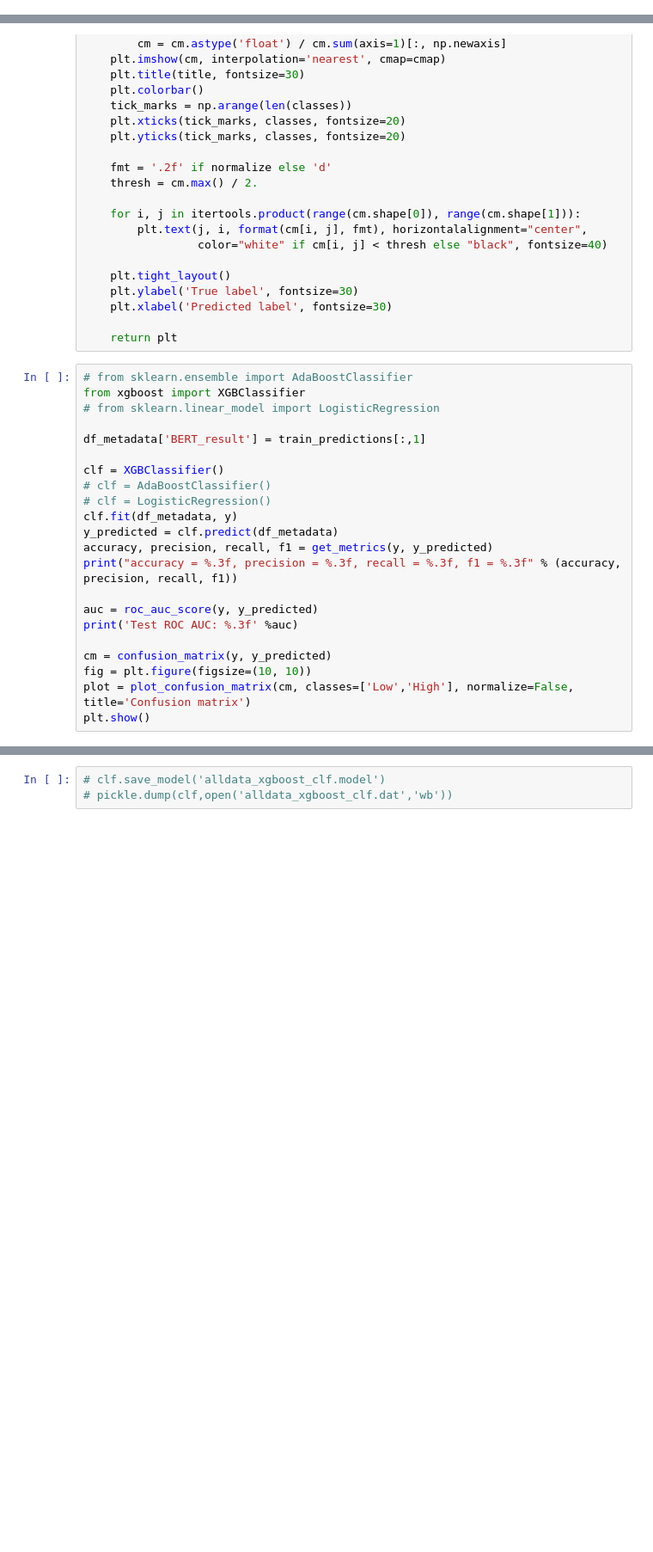
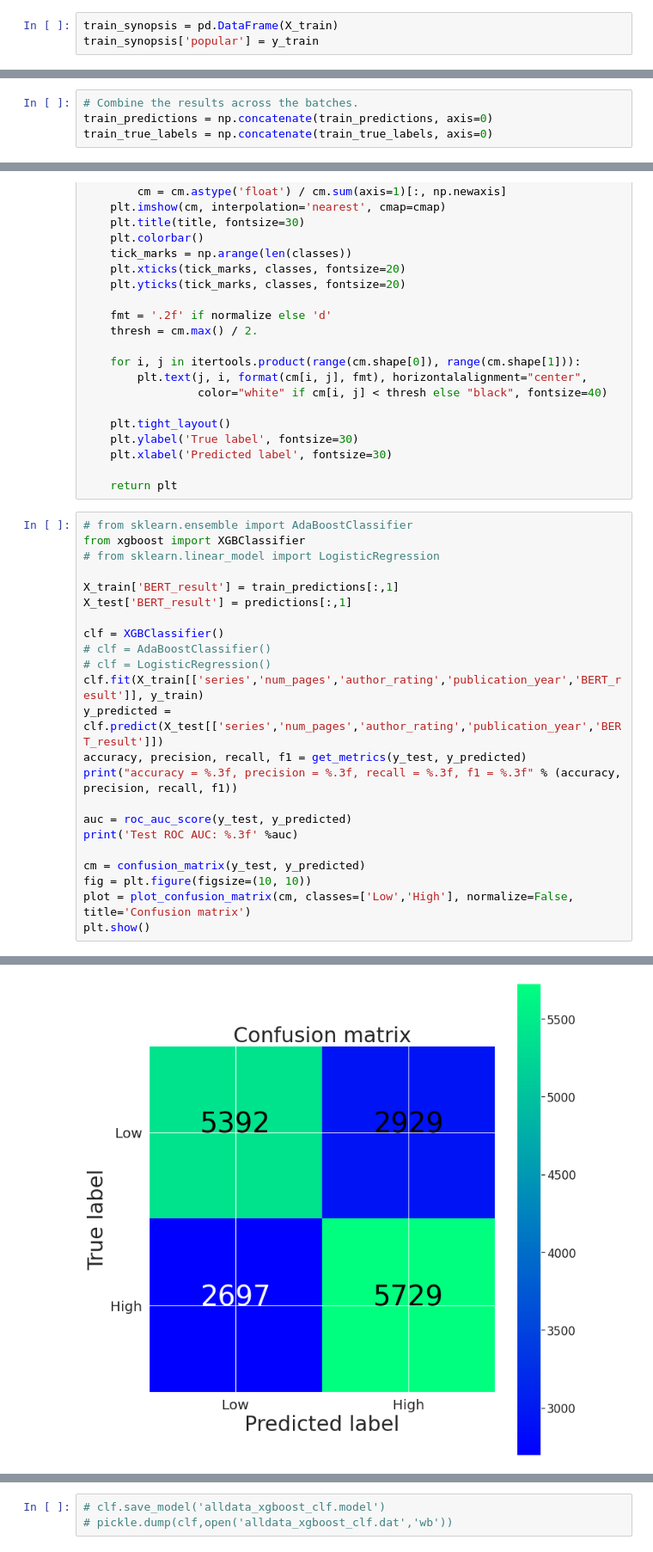
Before and after one commit to HailunNi/book_popularity_prediction, a Jupyter notebook: analysis/2.metadata_synopsis_combined_model.ipynb, the cells around one changed output, grey strips where cells are left out. Shown at 86% size. Drawn from its saved outputs; the diff is of its cells as text; blank space fills up the shorter version.

```diff
--- a/analysis/2.metadata_synopsis_combined_model.ipynb
+++ b/analysis/2.metadata_synopsis_combined_model.ipynb
@@ -876,3 +960,6 @@ print("accuracy = %.3f, precision = %.3f, recall = %.3f, f1 = %.3f" % (accuracy,
 # Part IV - Combined XGBoost model
 # %% [markdown]
 ### Now get BERT prediction outputs on the traning set
+# %%
+train_synopsis = pd.DataFrame(X_train)
+train_synopsis['popular'] = y_train
@@ -929,3 +1105,7 @@ print('    DONE.')
+# %%
+# Combine the results across the batches.
+train_predictions = np.concatenate(train_predictions, axis=0)
+train_true_labels = np.concatenate(train_true_labels, axis=0)
 # %%
 import itertools
 from sklearn.metrics import confusion_matrix
@@ -960,20 +1140,22 @@ def plot_confusion_matrix(cm, classes,
 from xgboost import XGBClassifier
 # from sklearn.linear_model import LogisticRegression
 
-df_metadata['BERT_result'] = train_predictions[:,1]
+X_train['BERT_result'] = train_predictions[:,1]
+X_test['BERT_result'] = predictions[:,1]
 
 clf = XGBClassifier()
 # clf = AdaBoostClassifier()
 # clf = LogisticRegression()
-clf.fit(df_metadata, y)
-y_predicted = clf.predict(df_metadata)
-accuracy, precision, recall, f1 = get_metrics(y, y_predicted)
+clf.fit(X_train[['series','num_pages','author_rating','publication_year','BERT_result']], y_train)
+y_predicted = clf.predict(X_test[['series','num_pages','author_rating','publication_year','BERT_result']])
+accuracy, precision, recall, f1 = get_metrics(y_test, y_predicted)
 print("accuracy = %.3f, precision = %.3f, recall = %.3f, f1 = %.3f" % (accuracy, precision, recall, f1))
 
-auc = roc_auc_score(y, y_predicted)
+auc = roc_auc_score(y_test, y_predicted)
 print('Test ROC AUC: %.3f' %auc)
 
-cm = confusion_matrix(y, y_predicted)
+cm = confusion_matrix(y_test, y_predicted)
 fig = plt.figure(figsize=(10, 10))
 plot = plot_confusion_matrix(cm, classes=['Low','High'], normalize=False, title='Confusion matrix')
 plt.show()
+# %% [output]
@@ -980,2 +1173,3 @@ plt.show()
+[figure, added]
 # %%
 clf.feature_importances_
```
Also changed, not shown: parts of 22 cells of this notebook.
